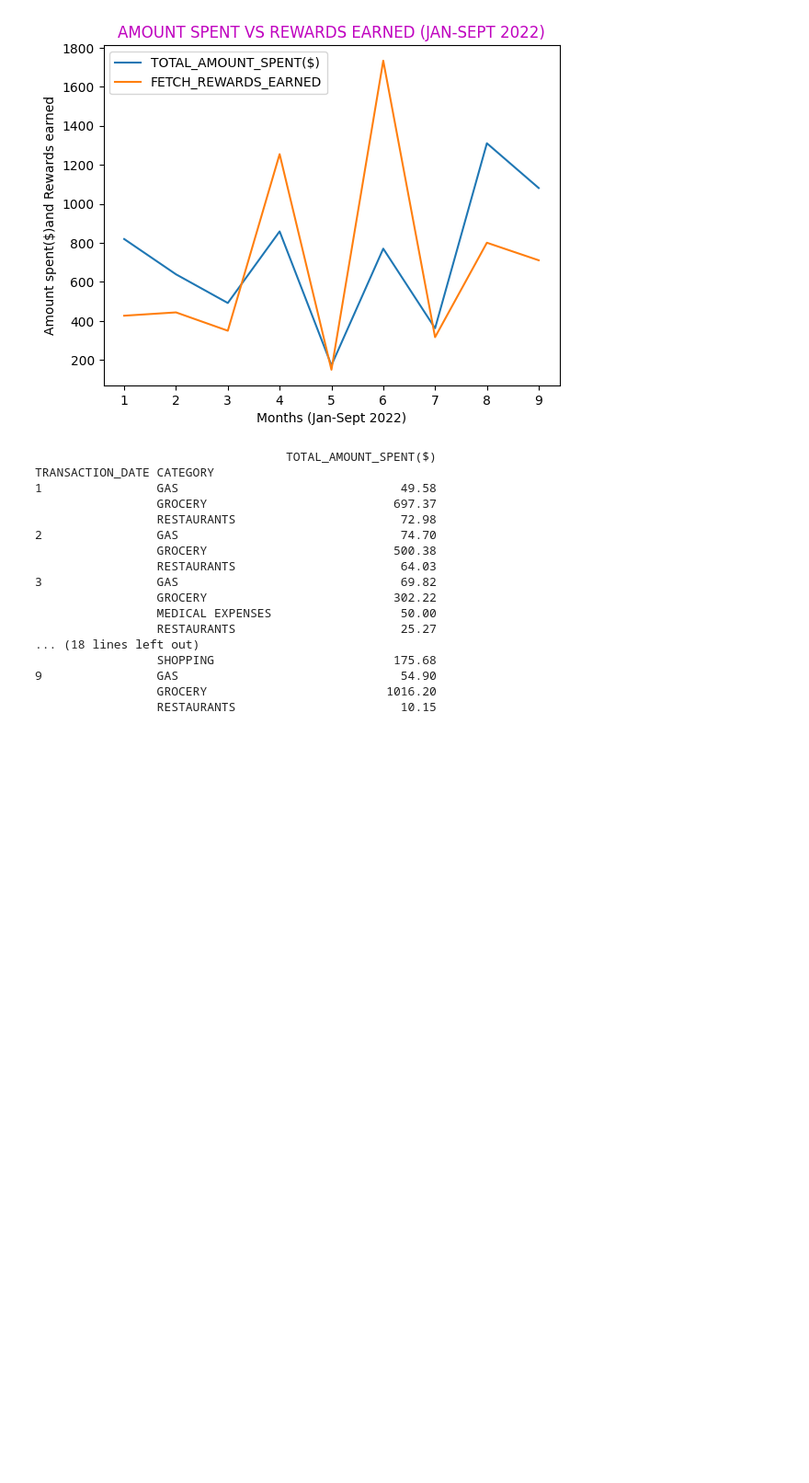
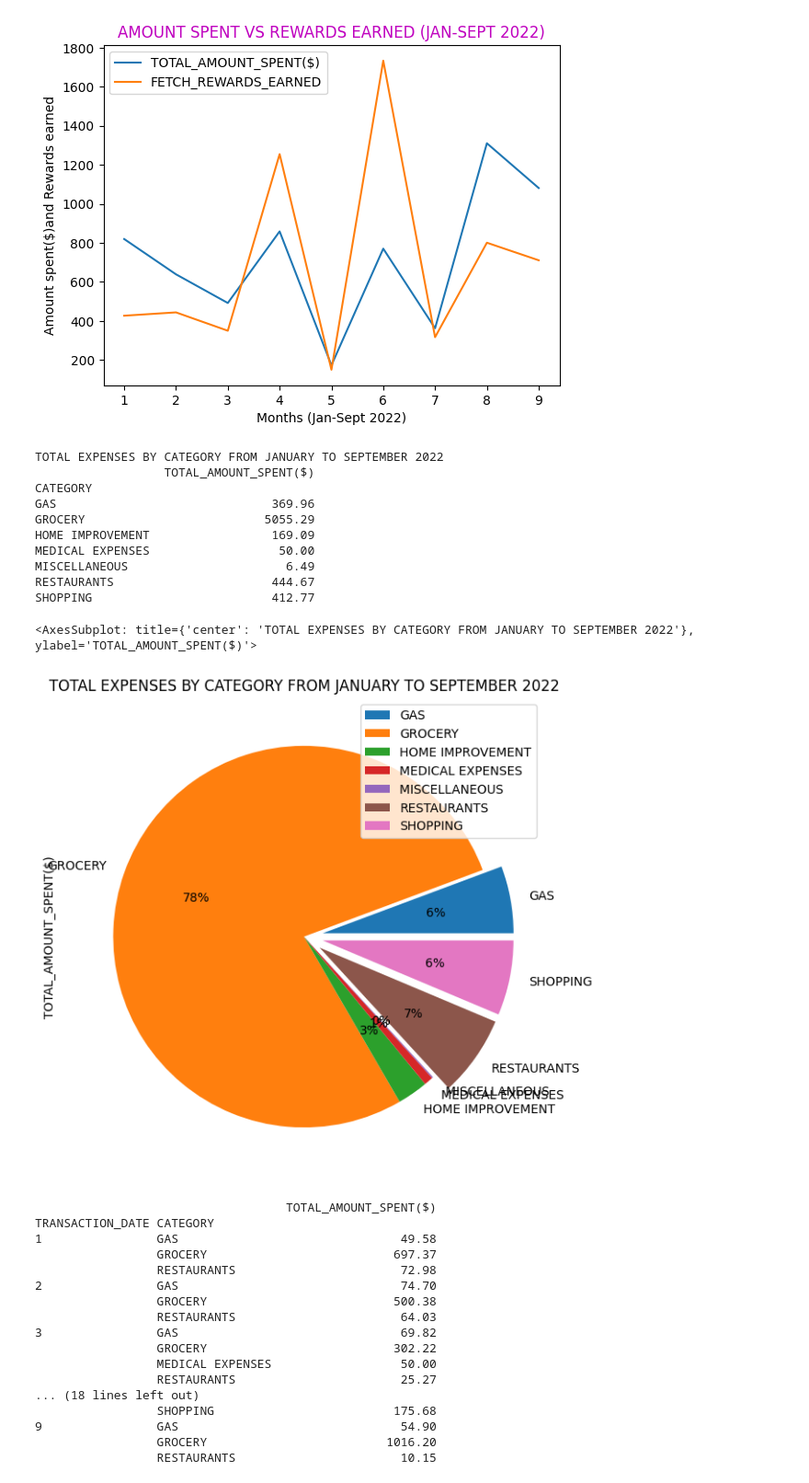
Before and after one commit to pdizdar/FetchExpenseAndRewards, a Jupyter notebook: fetch_expense_and_rewards.ipynb, the cells around one changed output. Shown at 92% size. Drawn from its saved outputs; the diff is of its cells as text; code cells hidden in the pictures; blank space fills up the shorter version.

Commit message:
calculating the total amount spent by categories and plotting it in pie chart

```diff
--- a/fetch_expense_and_rewards.ipynb
+++ b/fetch_expense_and_rewards.ipynb
@@ -160,6 +160,30 @@ TRANSACTION_DATE
 9                               1081.25                   711
 <matplotlib.legend.Legend at 0x...>
 [figure]
+# %%
+#calculating the total amount spent by categories
+expense_by_category = df.groupby('CATEGORY')[['TOTAL_AMOUNT_SPENT($)']].sum()
+#creating explode data
+explode = (0.1, 0.0, 0.0, 0.0, 0.0, 0.1, 0.1)
+print('TOTAL EXPENSES BY CATEGORY FROM JANUARY TO SEPTEMBER 2022')
+print(expense_by_category)
+
+expense_by_category.plot(figsize=(10, 7), kind='pie', y='TOTAL_AMOUNT_SPENT($)',
+                         title='TOTAL EXPENSES BY CATEGORY FROM JANUARY TO SEPTEMBER 2022',
+                         autopct='%1.0f%%', explode=explode)
+# %% [output]
+TOTAL EXPENSES BY CATEGORY FROM JANUARY TO SEPTEMBER 2022
+                  TOTAL_AMOUNT_SPENT($)
+CATEGORY
+GAS                              369.96
+GROCERY                         5055.29
+HOME IMPROVEMENT                 169.09
+MEDICAL EXPENSES                  50.00
+MISCELLANEOUS                      6.49
+RESTAURANTS                      444.67
+SHOPPING                         412.77
+<AxesSubplot: title={'center': 'TOTAL EXPENSES BY CATEGORY FROM JANUARY TO SEPTEMBER 2022'}, ylabel='TOTAL_AMOUNT_SPENT($)'>
+[figure, added]
 # %%
 
 #Calculating how much is spent on each category every month
```
